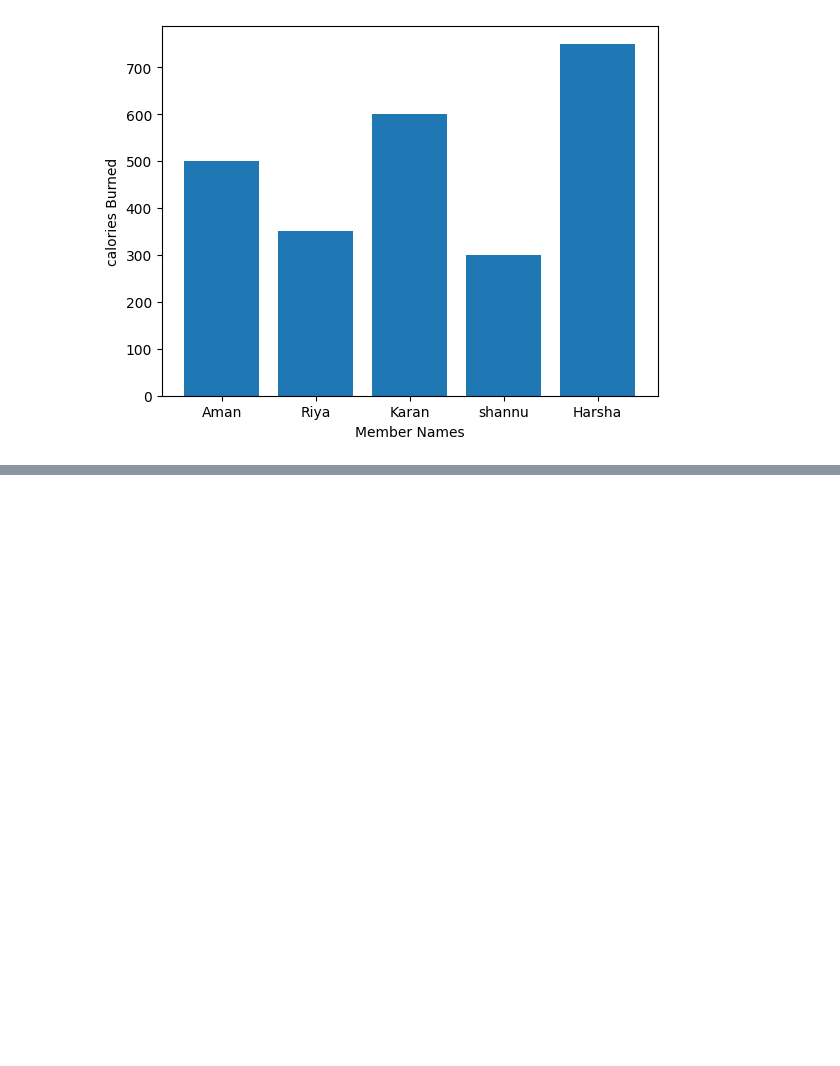
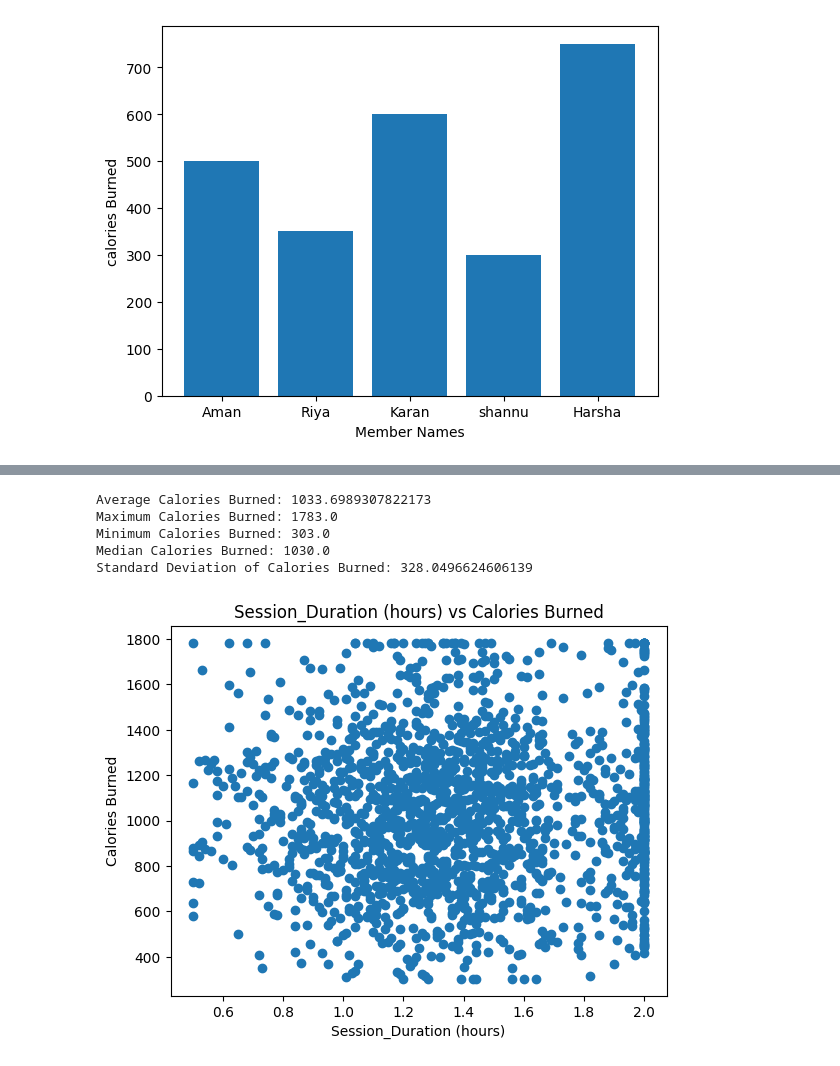
Before and after one commit to mohankrishna04/Training, a Jupyter notebook: DescriptiveAnalysisExample.ipynb, the cells around one changed output, grey strips where cells are left out. Saved outputs shown, nothing was run; the diff lists cells and outputs as text; code cells hidden in the pictures; blank space fills up the shorter version.

```diff
--- a/DescriptiveAnalysisExample.ipynb
+++ b/DescriptiveAnalysisExample.ipynb
@@ -51,3 +51,13 @@ Median calories:  500
 Standard Devation:  183.71173070873834
 Most active member:  Harsha
 [figure]
+# %%
+import pandas as pd
+import matplotlib.pyplot as plt
+
+# Load the dataset
+file_path = '/content/gym_members_exercise_tracking_synthetic_data.csv'
+df = pd.read_csv(file_path)
+
+print("Fitness Center Dataset Preview:")
+display(df.head())
@@ -53,0 +122,35 @@ Most active member:  Harsha
+# %%
+#average calories
+average_calories = df['Calories_Burned'].mean()
+print("Average Calories Burned:", average_calories)
+
+#maximum Calories
+maximum_calories = df['Calories_Burned'].max()
+print("Maximum Calories Burned:", maximum_calories)
+
+#minimum Calories
+minimum_calories = df['Calories_Burned'].min()
+print("Minimum Calories Burned:", minimum_calories)
+
+#median calories
+median_calories = df['Calories_Burned'].median()
+print("Median Calories Burned:", median_calories)
+
+#standard Devation
+standard_deviation = df['Calories_Burned'].std()
+print("Standard Deviation of Calories Burned:", standard_deviation)
+# %% [output]
+Average Calories Burned: 1033.6989307822173
+Maximum Calories Burned: 1783.0
+Minimum Calories Burned: 303.0
+Median Calories Burned: 1030.0
+Standard Deviation of Calories Burned: 328.0496624606139
+# %%
+#barplotting SESSION TIME and calories
+plt.scatter(df['Session_Duration (hours)'], df['Calories_Burned'])
+plt.xlabel('Session_Duration (hours)')
+plt.ylabel('Calories Burned')
+plt.title('Session_Duration (hours) vs Calories Burned')
+plt.show()
+# %% [output]
+[figure, added]
```
Also changed, not shown: parts of 6 cells of this notebook.
